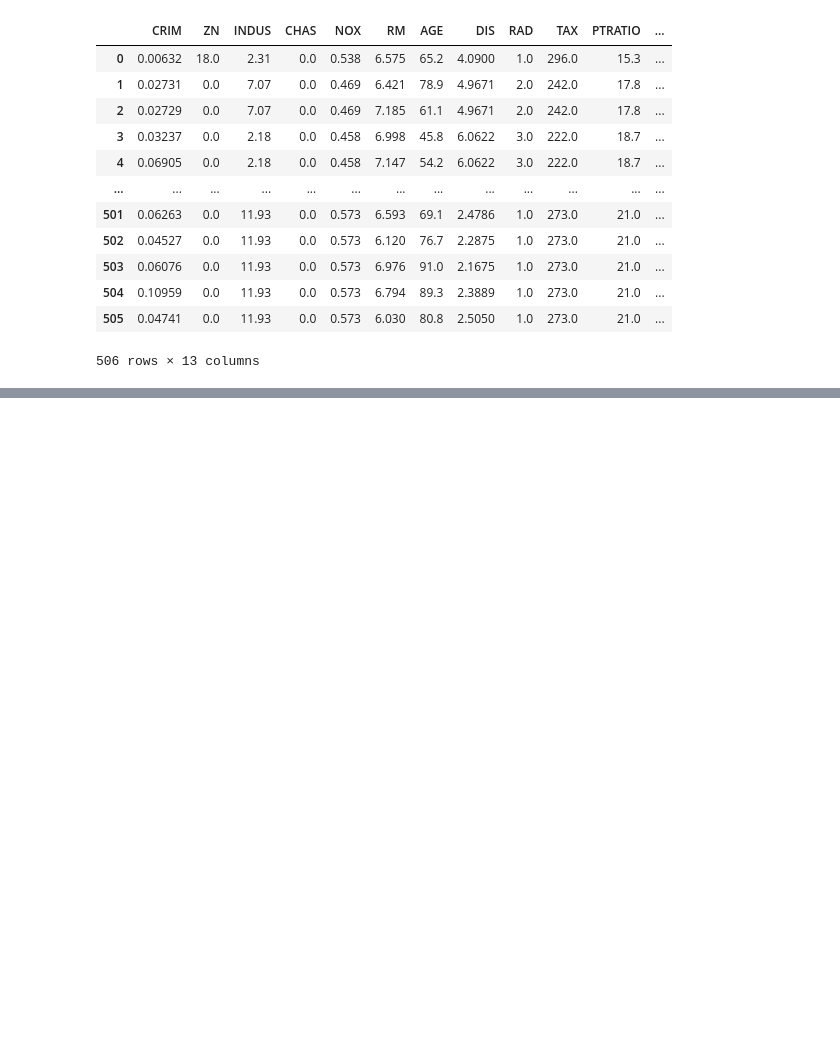
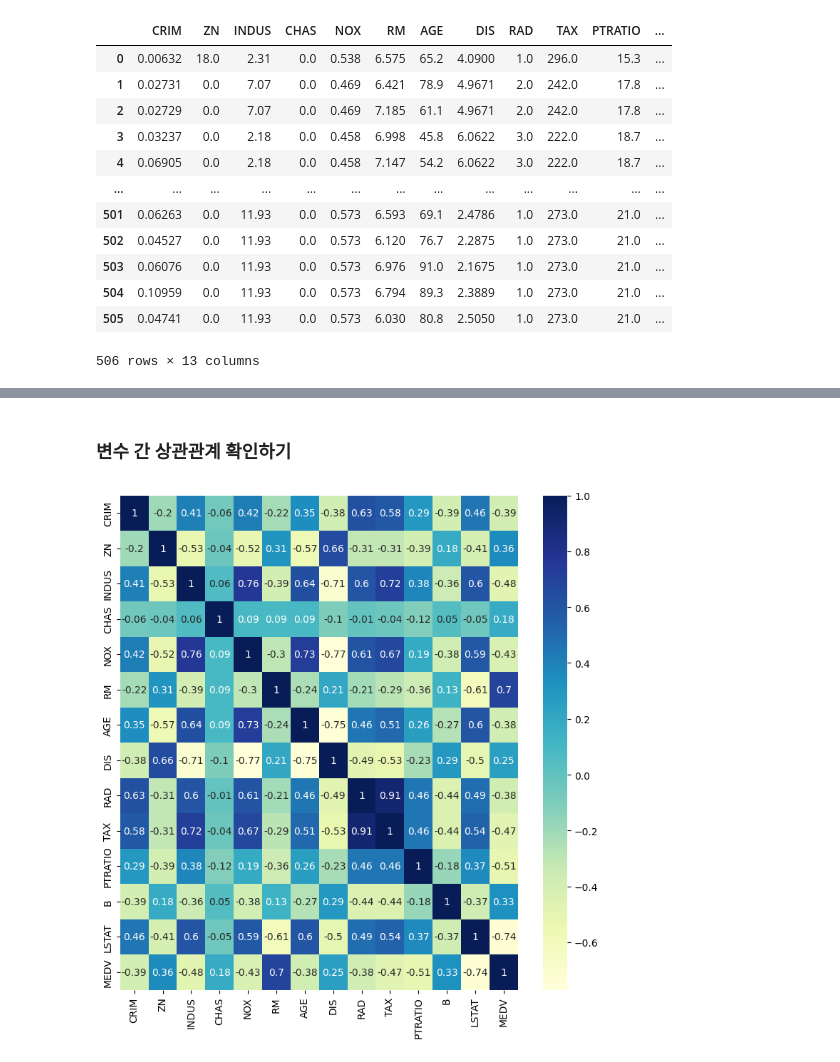
Before and after one commit to chw8207/ML_codingstudy, a Jupyter notebook: 라쏘코드_최현우.ipynb, the cells around one changed output, grey strips where cells are left out. Saved outputs shown, nothing was run; the diff lists cells and outputs as text; code cells hidden in the pictures; blank space fills up the shorter version.

```diff
--- a/라쏘코드_최현우.ipynb
+++ b/라쏘코드_최현우.ipynb
@@ -49,0 +54,12 @@ import matplotlib.pyplot as plt
+# %% [markdown]
+### 변수 간 상관관계 확인하기
+# %%
+import seaborn as sns
+
+raw_data = pd.DataFrame(data=np.hstack([X,y]), columns=np.append(feature_names,'MEDV'))
+correlation_matrix = raw_data.corr().round(2)
+plt.subplots(figsize=(9,9))
+sns.heatmap(data=correlation_matrix, annot=True, cmap='YlGnBu')
+plt.show()
+# %% [output]
+[figure, added]
```
Also changed, not shown: parts of 1 cell of this notebook.
